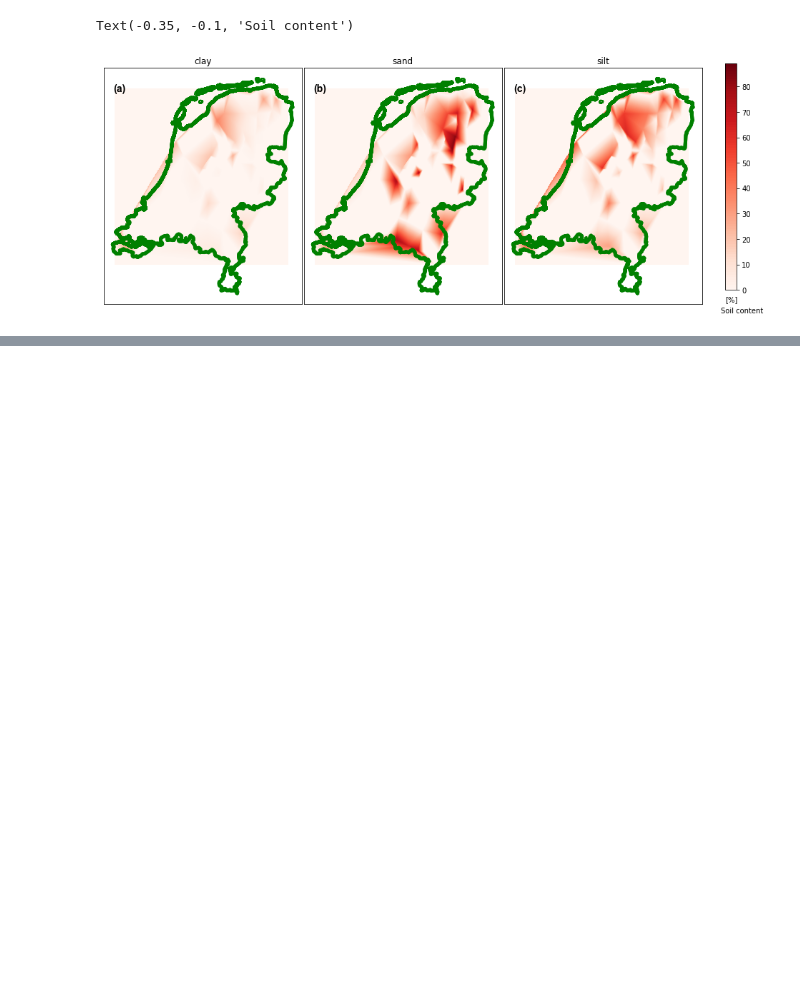
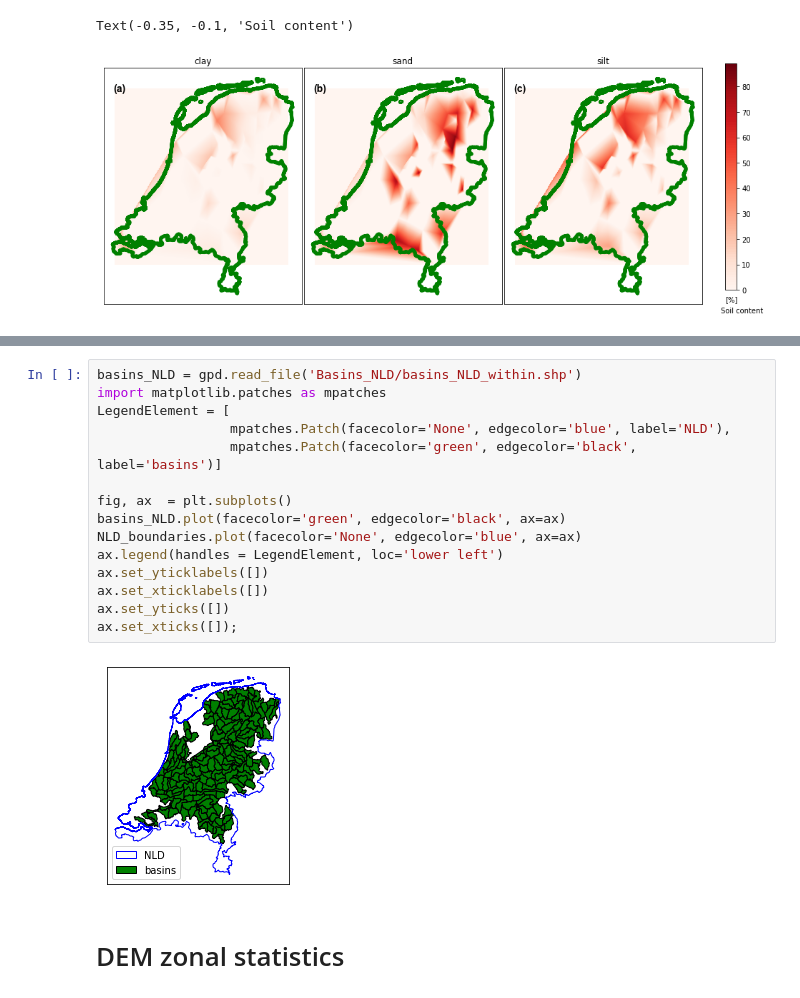
Before and after one commit to iliasmachairas/k-means_clustering__catchments__Netherlands, a Jupyter notebook: Preprocessing.ipynb, the cells around one changed output, grey strips where cells are left out. Drawn from its saved outputs; the diff is of its cells as text; blank space fills up the shorter version.

```diff
--- a/Preprocessing.ipynb
+++ b/Preprocessing.ipynb
@@ -79,0 +95,19 @@ Text(-0.35, -0.1, 'Soil content')
+# %%
+basins_NLD = gpd.read_file('Basins_NLD/basins_NLD_within.shp')
+import matplotlib.patches as mpatches
+LegendElement = [
+                 mpatches.Patch(facecolor='None', edgecolor='blue', label='NLD'),
+                 mpatches.Patch(facecolor='green', edgecolor='black', label='basins')]
+
+fig, ax  = plt.subplots()
+basins_NLD.plot(facecolor='green', edgecolor='black', ax=ax)
+NLD_boundaries.plot(facecolor='None', edgecolor='blue', ax=ax)
+ax.legend(handles = LegendElement, loc='lower left')
+ax.set_yticklabels([])
+ax.set_xticklabels([])
+ax.set_yticks([])
+ax.set_xticks([]);
+# %% [output]
+[figure, added]
+# %% [markdown]
+# DEM zonal statistics
```
Also changed, not shown: parts of 4 cells of this notebook, 7 other files.
